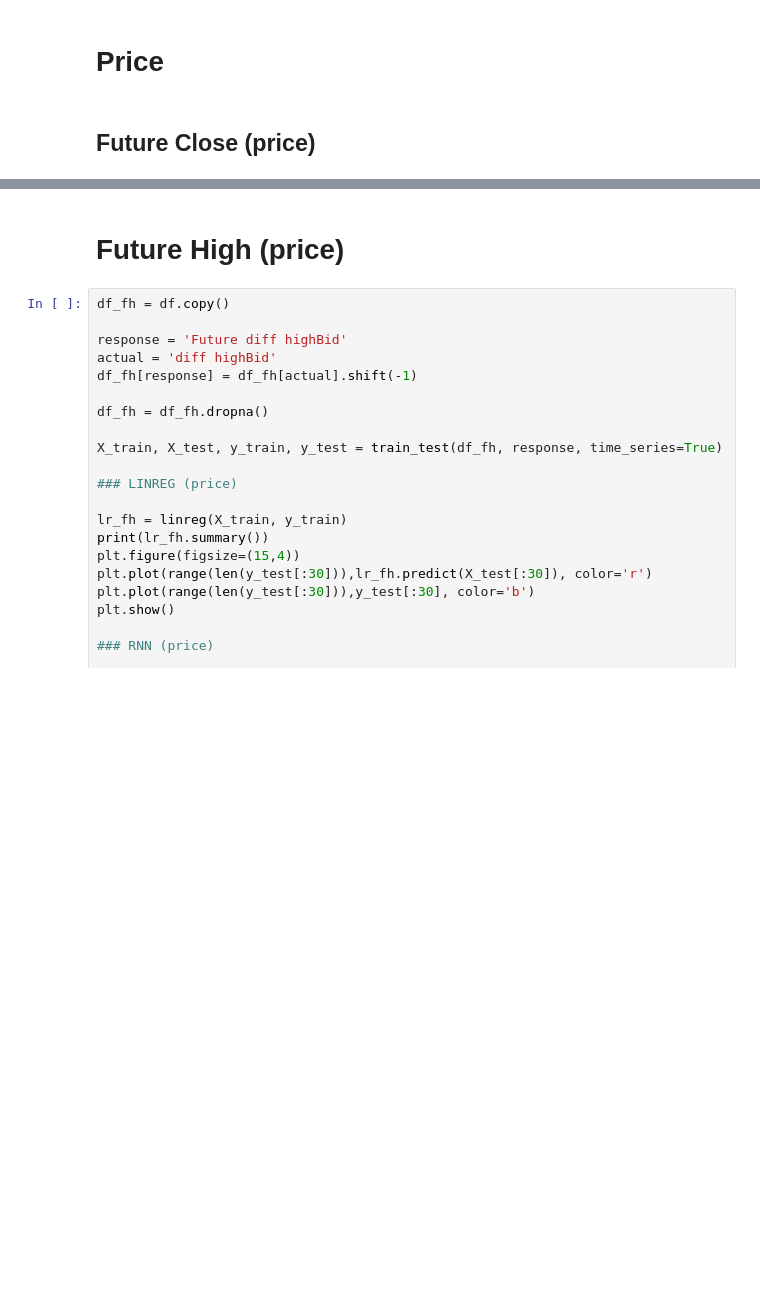
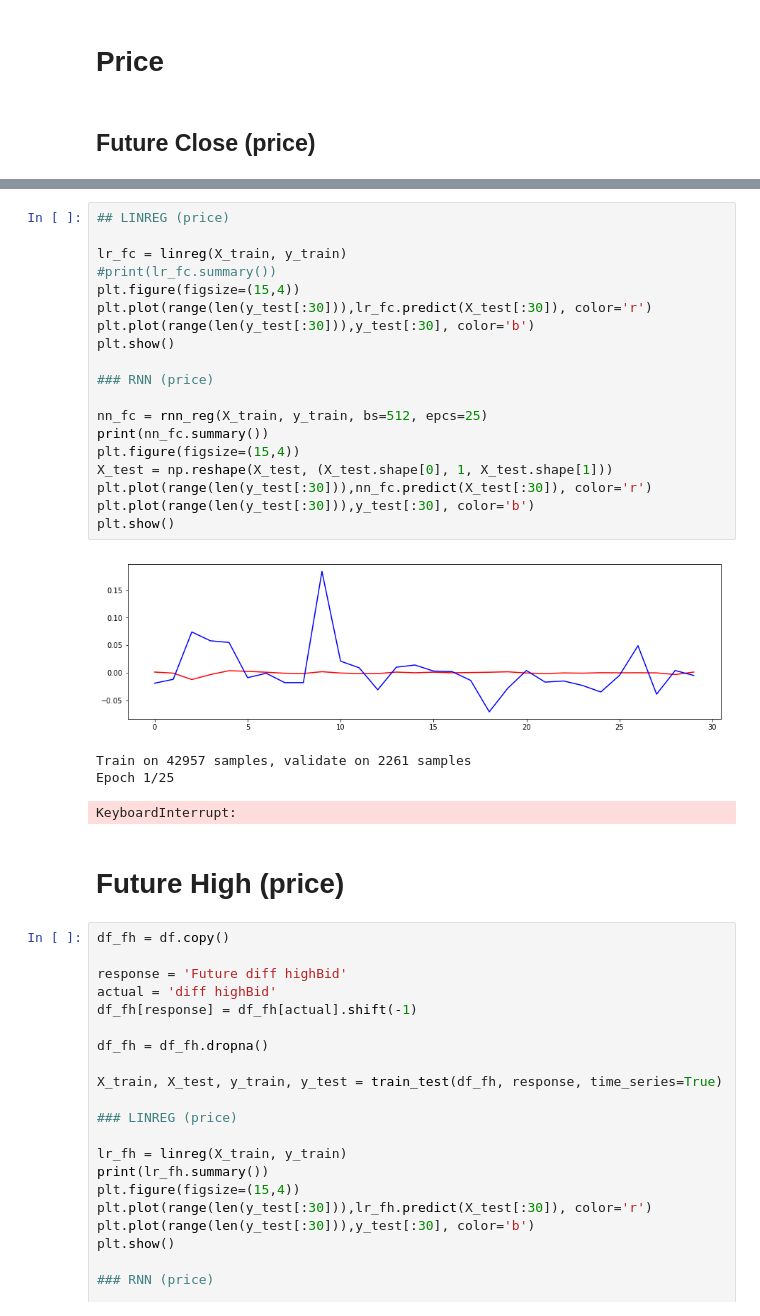
Before and after one commit to prophetai/stock_prophets, a Jupyter notebook: Notebooks/FX.ipynb, the cells around one changed output, grey strips where cells are left out. Saved outputs shown, nothing was run; the diff lists cells and outputs as text; blank space fills up the shorter version.

```diff
--- a/Notebooks/FX.ipynb
+++ b/Notebooks/FX.ipynb
@@ -491,3 +515,27 @@ None
+# %%
+## LINREG (price)
+
+lr_fc = linreg(X_train, y_train)
+#print(lr_fc.summary())
+plt.figure(figsize=(15,4))
+plt.plot(range(len(y_test[:30])),lr_fc.predict(X_test[:30]), color='r')
+plt.plot(range(len(y_test[:30])),y_test[:30], color='b')
+plt.show()
+
+### RNN (price)
+
+nn_fc = rnn_reg(X_train, y_train, bs=512, epcs=25)
+print(nn_fc.summary())
+plt.figure(figsize=(15,4))
+X_test = np.reshape(X_test, (X_test.shape[0], 1, X_test.shape[1]))
+plt.plot(range(len(y_test[:30])),nn_fc.predict(X_test[:30]), color='r')
+plt.plot(range(len(y_test[:30])),y_test[:30], color='b')
+plt.show()
+# %% [output]
+[figure, added]
+Train on 42957 samples, validate on 2261 samples
+Epoch 1/25
+KeyboardInterrupt:
 # %% [markdown]
 # Future High (price)
 # %%
```
Also changed, not shown: parts of 13 cells of this notebook, 2 other files.
